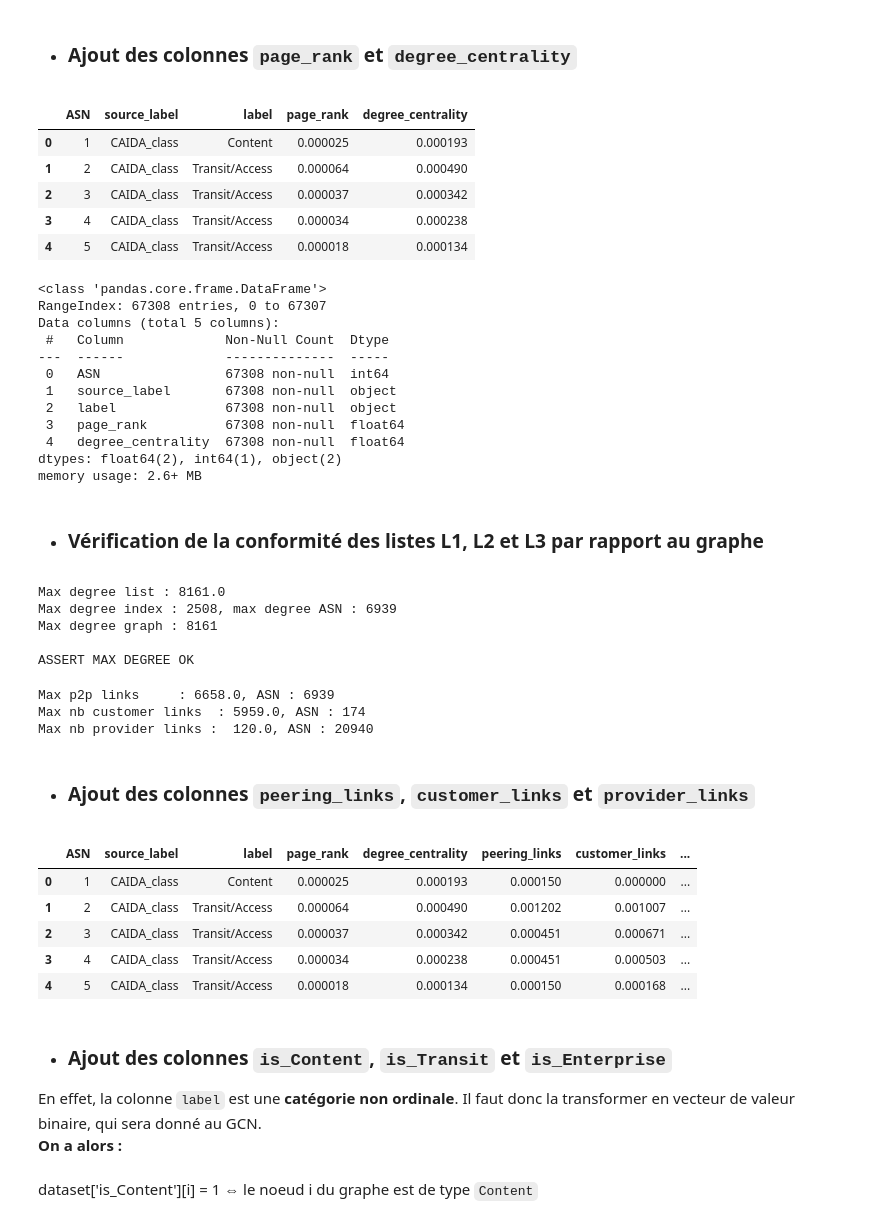
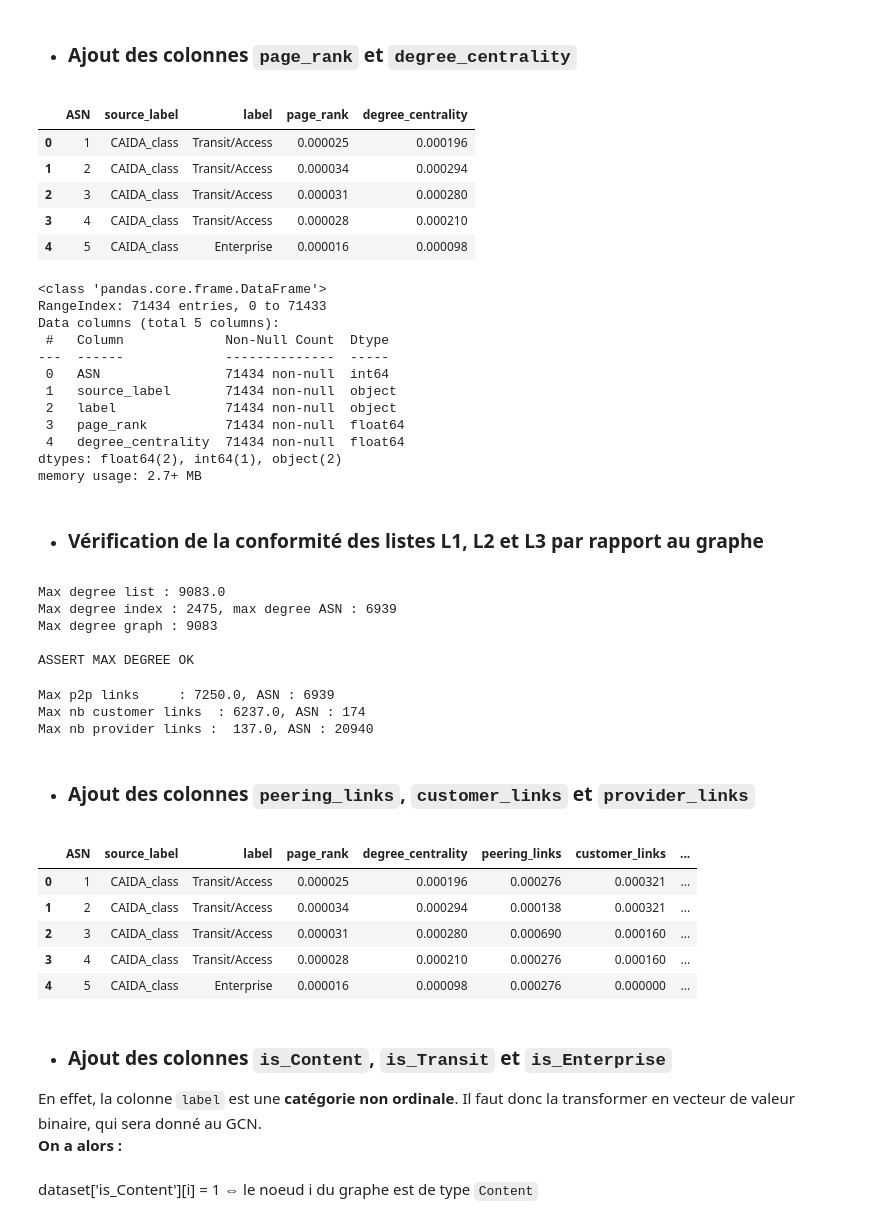
Before and after one commit to Viperine2022/projet_long_GCN_internet, a Jupyter notebook: IMPLANTATION/CAIDA/creation_datasetgraph.ipynb, the cells around one changed output. Saved outputs shown, nothing was run; the diff lists cells and outputs as text; code cells hidden in the pictures.

```diff
--- a/IMPLANTATION/CAIDA/creation_datasetgraph.ipynb
+++ b/IMPLANTATION/CAIDA/creation_datasetgraph.ipynb
@@ -41,7 +41,9 @@ from numpy import arange
 #### Définition diverses de fonction (utilisant du bash) permettant de vérifier que le graphe a été bien créé
 # %%
 # Fichier au choix parmi ceux de ./data/CAIDA_AS_RELATIONSHIP
-FILE_PATH='./data/CAIDA_AS_RELATIONSHIP/20200101.as-rel2.txt'
+
+#FILE_PATH='./data/CAIDA_AS_RELATIONSHIP/20200101.as-rel2.txt'
+FILE_PATH='./data/CAIDA_AS_RELATIONSHIP/20210301.as-rel2.txt'
 # %%
 def encadre(message):
     print("\n****************************")
@@ -73,7 +80,11 @@ Link types and number (p2p, c, p) of node index 4 : ('3', '3', '10')
 # %% [markdown]
 ### Panda Datasets
 # %%
-AS_dataset_202001 = pd.read_csv('data/CAIDA_AS_CLASSIFICATION/20200101.as2types.txt', sep='|')
+#AS_dataset_202001 = pd.read_csv('data/CAIDA_AS_CLASSIFICATION/20200101.as2types.txt', sep='|')
+AS_dataset = pd.read_csv('data/CAIDA_AS_CLASSIFICATION/20210301.as2types.txt', sep='|')
 
-### ATTENTION : si erruer, lancer le script `./sort_datasets.sh -h`
+### ATTENTION : si erreur, lancer le script `./sort_datasets.sh -h`
+
+# Vérif nombre de noeuds
+assert (len(AS_dataset.index) == nb_nodes_file)
 # %%
@@ -255,32 +266,32 @@ list_degreeCentrality = nx.degree_centrality(G).values()
 # %% [markdown]
 - ### Ajout des colonnes `page_rank` et `degree_centrality`
 # %%
-AS_dataset_202001['page_rank'] = list_pageRank
-AS_dataset_202001['degree_centrality'] = list_degreeCentrality
+AS_dataset['page_rank'] = list_pageRank
+AS_dataset['degree_centrality'] = list_degreeCentrality
 # %%
-AS_dataset_202001.head()
+AS_dataset.head()
 # %% [output]
 |  | ASN | source_label | label | page_rank | degree_centrality |
-| 0 | 1 | CAIDA_class | Content | 0.000025 | 0.000193 |
-| 1 | 2 | CAIDA_class | Transit/Access | 0.000064 | 0.000490 |
-| 2 | 3 | CAIDA_class | Transit/Access | 0.000037 | 0.000342 |
-| 3 | 4 | CAIDA_class | Transit/Access | 0.000034 | 0.000238 |
-| 4 | 5 | CAIDA_class | Transit/Access | 0.000018 | 0.000134 |
+| 0 | 1 | CAIDA_class | Transit/Access | 0.000025 | 0.000196 |
+| 1 | 2 | CAIDA_class | Transit/Access | 0.000034 | 0.000294 |
+| 2 | 3 | CAIDA_class | Transit/Access | 0.000031 | 0.000280 |
+| 3 | 4 | CAIDA_class | Transit/Access | 0.000028 | 0.000210 |
+| 4 | 5 | CAIDA_class | Enterprise | 0.000016 | 0.000098 |
 # %%
-AS_dataset_202001.info()
+AS_dataset.info()
 # %% [output]
 <class 'pandas.core.frame.DataFrame'>
-RangeIndex: 67308 entries, 0 to 67307
+RangeIndex: 71434 entries, 0 to 71433
 Data columns (total 5 columns):
  #   Column             Non-Null Count  Dtype
 ---  ------             --------------  -----
- 0   ASN                67308 non-null  int64
- 1   source_label       67308 non-null  object
- 2   label              67308 non-null  object
- 3   page_rank          67308 non-null  float64
- 4   degree_centrality  67308 non-null  float64
+ 0   ASN                71434 non-null  int64
+ 1   source_label       71434 non-null  object
+ 2   label              71434 non-null  object
+ 3   page_rank          71434 non-null  float64
+ 4   degree_centrality  71434 non-null  float64
 dtypes: float64(2), int64(1), object(2)
-memory usage: 2.6+ MB
+memory usage: 2.7+ MB
 # %%
 def dictiongraph_Nbnoeud_Asn(fichier_texte):
     fichier = open(fichier_texte,"r")
@@ -345,9 +356,9 @@ print("Max degree graph : " + str(highest_degree_graph))
 assert (max_degree_list == highest_degree_graph)
 print("\nASSERT MAX DEGREE OK")
 # %% [output]
-Max degree list : 8161.0
-Max degree index : 2508, max degree ASN : 6939
-Max degree graph : 8161
+Max degree list : 9083.0
+Max degree index : 2475, max degree ASN : 6939
+Max degree graph : 9083
 
 ASSERT MAX DEGREE OK
 # %%
@@ -360,28 +371,28 @@ print("Max p2p links     : "      + str(max_p2p) + ", ASN : " + str(list(Dictio_
 print("Max nb customer links  : " + str(max_c)   + ", ASN : " + str(list(Dictio_noeud_as.values())[index_max_c]))
 print("Max nb provider links :  " + str(max_p)   + ", ASN : " + str(list(Dictio_noeud_as.values())[index_max_p]))
 # %% [output]
-Max p2p links     : 6658.0, ASN : 6939
-Max nb customer links  : 5959.0, ASN : 174
-Max nb provider links :  120.0, ASN : 20940
+Max p2p links     : 7250.0, ASN : 6939
+Max nb customer links  : 6237.0, ASN : 174
+Max nb provider links :  137.0, ASN : 20940
 # %% [markdown]
 - ### Ajout des colonnes `peering_links`, `customer_links` et `provider_links`
 # %%
-AS_dataset_202001['peering_links'] = L1/max_p2p
-AS_dataset_202001['customer_links'] = L2/max_c
-AS_dataset_202001['provider_links'] = L3/max_p
+AS_dataset['peering_links'] = L1/max_p2p
+AS_dataset['customer_links'] = L2/max_c
+AS_dataset['provider_links'] = L3/max_p
 
-assert(AS_dataset_202001['peering_links'][index_max_p2p] == 1)
-assert(AS_dataset_202001['customer_links'][index_max_c] == 1)
-assert(AS_dataset_202001['provider_links'][index_max_p] == 1)
+assert(AS_dataset['peering_links'][index_max_p2p] == 1)
+assert(AS_dataset['customer_links'][index_max_c] == 1)
+assert(AS_dataset['provider_links'][index_max_p] == 1)
 # %%
-AS_dataset_202001.head()
+AS_dataset.head()
 # %% [output]
 |  | ASN | source_label | label | page_rank | degree_centrality | peering_links | customer_links | ... |
-| 0 | 1 | CAIDA_class | Content | 0.000025 | 0.000193 | 0.000150 | 0.000000 | ... |
-| 1 | 2 | CAIDA_class | Transit/Access | 0.000064 | 0.000490 | 0.001202 | 0.001007 | ... |
-| 2 | 3 | CAIDA_class | Transit/Access | 0.000037 | 0.000342 | 0.000451 | 0.000671 | ... |
-| 3 | 4 | CAIDA_class | Transit/Access | 0.000034 | 0.000238 | 0.000451 | 0.000503 | ... |
-| 4 | 5 | CAIDA_class | Transit/Access | 0.000018 | 0.000134 | 0.000150 | 0.000168 | ... |
+| 0 | 1 | CAIDA_class | Transit/Access | 0.000025 | 0.000196 | 0.000276 | 0.000321 | ... |
+| 1 | 2 | CAIDA_class | Transit/Access | 0.000034 | 0.000294 | 0.000138 | 0.000321 | ... |
+| 2 | 3 | CAIDA_class | Transit/Access | 0.000031 | 0.000280 | 0.000690 | 0.000160 | ... |
+| 3 | 4 | CAIDA_class | Transit/Access | 0.000028 | 0.000210 | 0.000276 | 0.000160 | ... |
+| 4 | 5 | CAIDA_class | Enterprise | 0.000016 | 0.000098 | 0.000276 | 0.000000 | ... |
 # %% [markdown]
 - ### Ajout des colonnes `is_Content`, `is_Transit` et `is_Enterprise`
 
```
Also changed, not shown: parts of 17 cells of this notebook, 15 other files.
